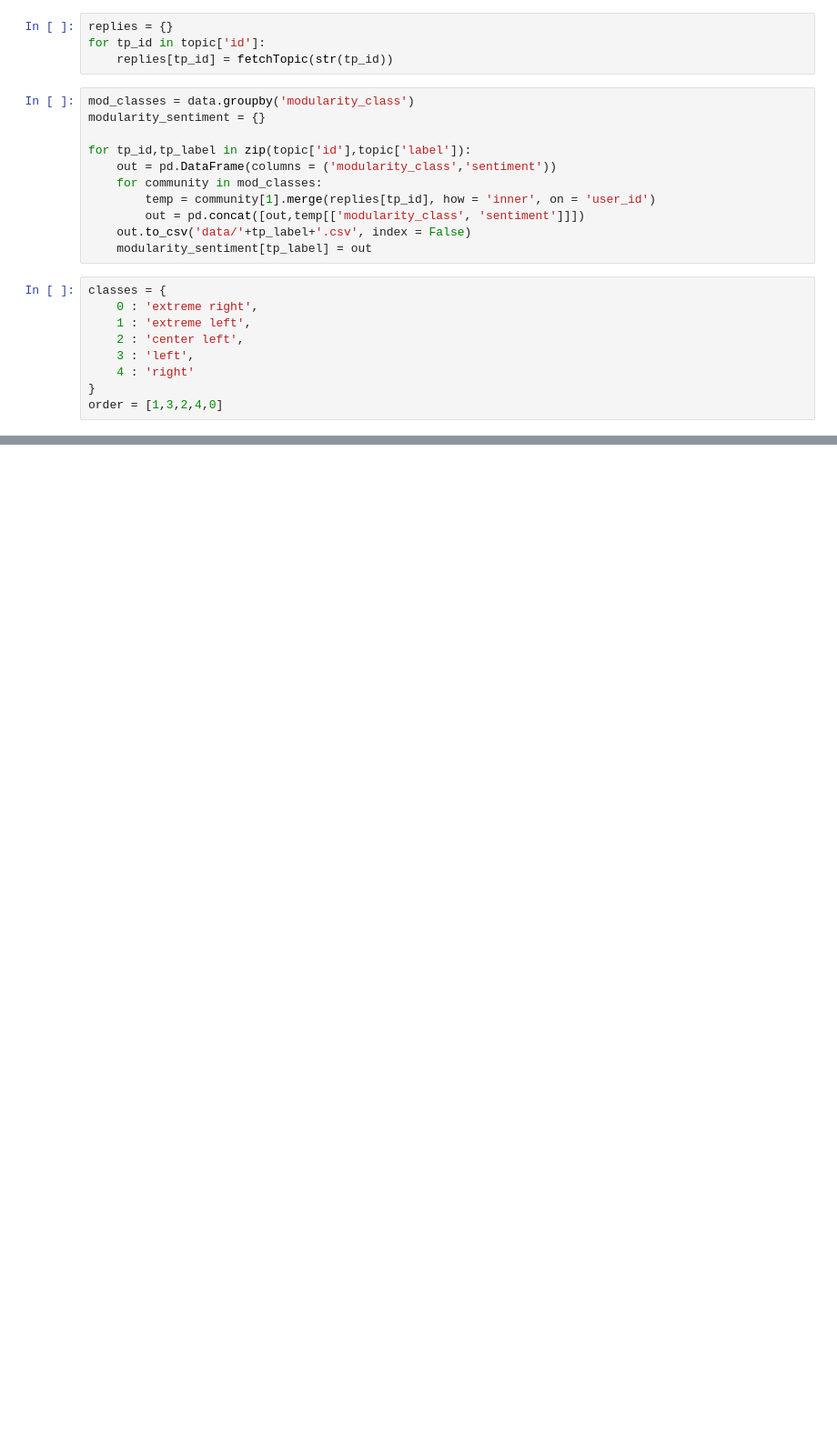
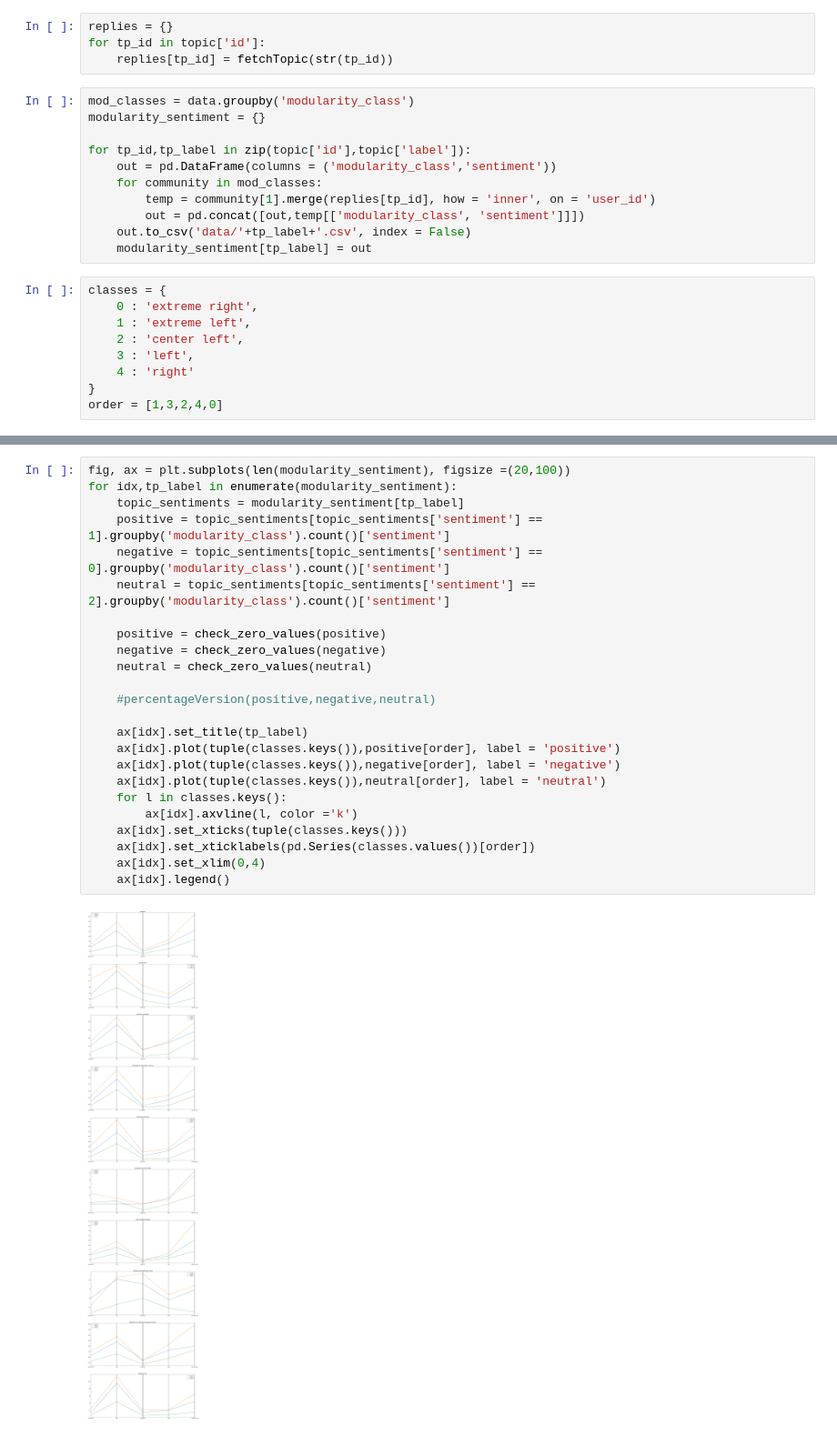
Before and after one commit to stefanoleggio/colombian-politics-analysis, a Jupyter notebook: networks/sentiment-topic/notebook.ipynb, the cells around one changed output, grey strips where cells are left out. Shown at 91% size. Cells and saved outputs as stored; diff of their text form; blank space fills up the shorter version.

```diff
--- a/networks/sentiment-topic/notebook.ipynb
+++ b/networks/sentiment-topic/notebook.ipynb
@@ -89,0 +135,26 @@ for idx,tp_label in enumerate(modularity_sentiment):
+# %%
+fig, ax = plt.subplots(len(modularity_sentiment), figsize =(20,100))
+for idx,tp_label in enumerate(modularity_sentiment):
+    topic_sentiments = modularity_sentiment[tp_label]
+    positive = topic_sentiments[topic_sentiments['sentiment'] == 1].groupby('modularity_class').count()['sentiment']
+    negative = topic_sentiments[topic_sentiments['sentiment'] == 0].groupby('modularity_class').count()['sentiment']
+    neutral = topic_sentiments[topic_sentiments['sentiment'] == 2].groupby('modularity_class').count()['sentiment']
+
+    positive = check_zero_values(positive)
+    negative = check_zero_values(negative)
+    neutral = check_zero_values(neutral)
+
+    #percentageVersion(positive,negative,neutral)
+
+    ax[idx].set_title(tp_label)
+    ax[idx].plot(tuple(classes.keys()),positive[order], label = 'positive')
+    ax[idx].plot(tuple(classes.keys()),negative[order], label = 'negative')
+    ax[idx].plot(tuple(classes.keys()),neutral[order], label = 'neutral')
+    for l in classes.keys():
+        ax[idx].axvline(l, color ='k')
+    ax[idx].set_xticks(tuple(classes.keys()))
+    ax[idx].set_xticklabels(pd.Series(classes.values())[order])
+    ax[idx].set_xlim(0,4)
+    ax[idx].legend()
+# %% [output]
+[figure, added]
```
Also changed, not shown: parts of 4 cells of this notebook, 10 other files.
